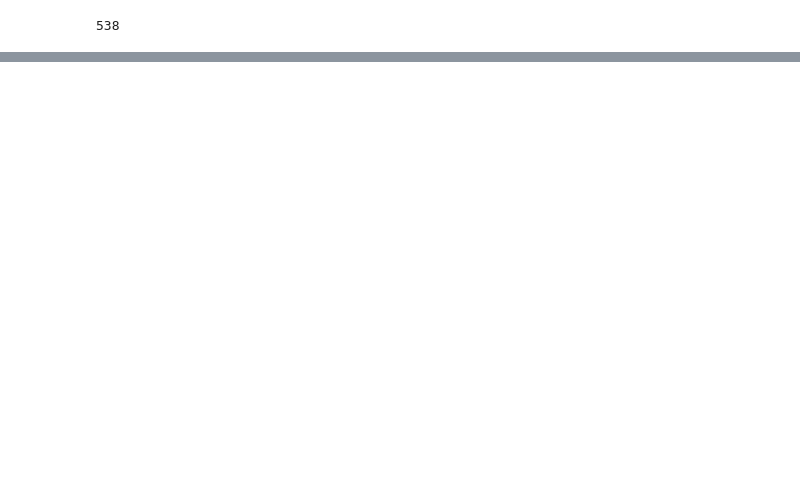
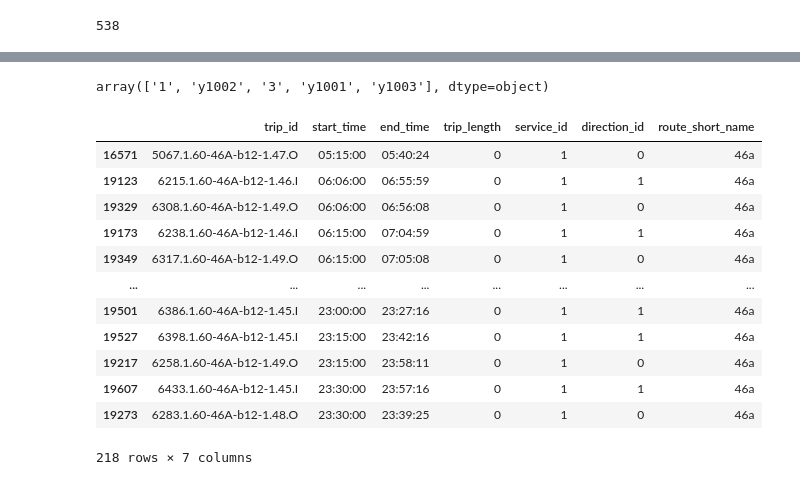
Before and after one commit to Evan-McDonagh/dublin-bus-rtpi, a Jupyter notebook: ml-notebooks/timetable-predictor.ipynb, the cells around one changed output, grey strips where cells are left out. Saved outputs shown, nothing was run; the diff lists cells and outputs as text; code cells hidden in the pictures; blank space fills up the shorter version.

```diff
--- a/ml-notebooks/timetable-predictor.ipynb
+++ b/ml-notebooks/timetable-predictor.ipynb
@@ -164,0 +145,18 @@ TypeError: unsupported operand type(s) for -: 'str' and 'str'
+# %%
+trip_start_time_seconds = trip_start_time.str.split(':')
+trip_end_time_seconds = trip_end_time.str.split(':')
+
+for i,time in enumerate(trip_start_time_seconds):
+    seconds = 60*60*int(time[0]) + 60*int(time[1]) + int(time[2])
+    trip_start_time_seconds.iloc[i] = seconds
+
+for i,time in enumerate(trip_end_time_seconds):
+    seconds = 60*60*int(time[0]) + 60*int(time[1]) + int(time[2])
+    trip_end_time_seconds.iloc[i] = seconds
+
+trip_start_time_seconds = trip_start_time_seconds.astype('int64')
+trip_end_time_seconds = trip_start_time_seconds.astype('int64')
+
+trip_length = trip_end_time_seconds - trip_start_time_seconds
+# %%
+df_trip = pd.DataFrame({'start_time':trip_start_time,'end_time':trip_end_time,'trip_length':trip_length,'stop_sequence':start_stop})
@@ -164,0 +177,2 @@ TypeError: unsupported operand type(s) for -: 'str' and 'str'
+# %%
+df_trip = df_trip.merge(df,on=['trip_id','stop_sequence'])
@@ -164,0 +188,2 @@ TypeError: unsupported operand type(s) for -: 'str' and 'str'
+# %%
+df_trip.drop(['stop_sequence','arrival_time','departure_time','stop_id','route_id','shape_id'],axis=1,inplace=True)
@@ -164,0 +199,20 @@ TypeError: unsupported operand type(s) for -: 'str' and 'str'
+# %%
+df_trip[df_trip['service_id'] ==
+# %% [output]
+array(['1', 'y1002', '3', 'y1001', 'y1003'], dtype=object)
+# %%
+df_trip[df_trip['service_id'] == '1'][df_trip['route_short_name'] == '46a'].sort_values(by='start_time')
+# %% [output]
+|  | trip_id | start_time | end_time | trip_length | service_id | direction_id | route_short_name |
+| 16571 | 5067.1.60-46A-b12-1.47.O | 05:15:00 | 05:40:24 | 0 | 1 | 0 | 46a |
+| 19123 | 6215.1.60-46A-b12-1.46.I | 06:06:00 | 06:55:59 | 0 | 1 | 1 | 46a |
+| 19329 | 6308.1.60-46A-b12-1.49.O | 06:06:00 | 06:56:08 | 0 | 1 | 0 | 46a |
+| 19173 | 6238.1.60-46A-b12-1.46.I | 06:15:00 | 07:04:59 | 0 | 1 | 1 | 46a |
+| 19349 | 6317.1.60-46A-b12-1.49.O | 06:15:00 | 07:05:08 | 0 | 1 | 0 | 46a |
+| ... | ... | ... | ... | ... | ... | ... | ... |
+| 19501 | 6386.1.60-46A-b12-1.45.I | 23:00:00 | 23:27:16 | 0 | 1 | 1 | 46a |
+| 19527 | 6398.1.60-46A-b12-1.45.I | 23:15:00 | 23:42:16 | 0 | 1 | 1 | 46a |
+| 19217 | 6258.1.60-46A-b12-1.49.O | 23:15:00 | 23:58:11 | 0 | 1 | 0 | 46a |
+| 19607 | 6433.1.60-46A-b12-1.45.I | 23:30:00 | 23:57:16 | 0 | 1 | 1 | 46a |
+| 19273 | 6283.1.60-46A-b12-1.48.O | 23:30:00 | 23:39:25 | 0 | 1 | 0 | 46a |
+218 rows × 7 columns
```
Also changed, not shown: parts of 17 cells of this notebook.
